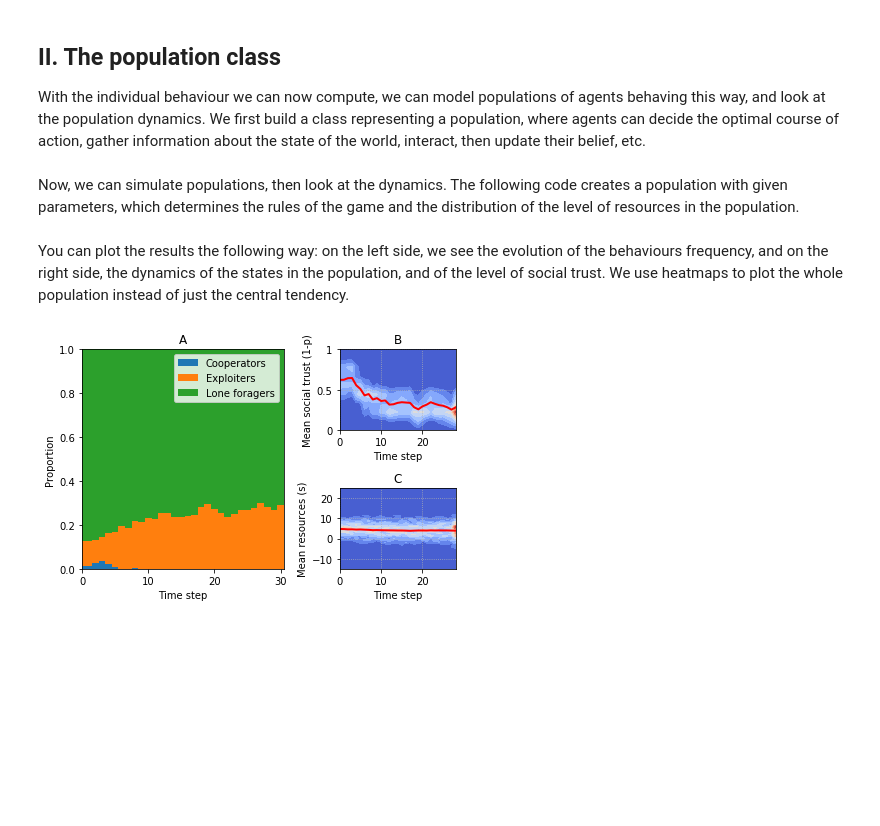
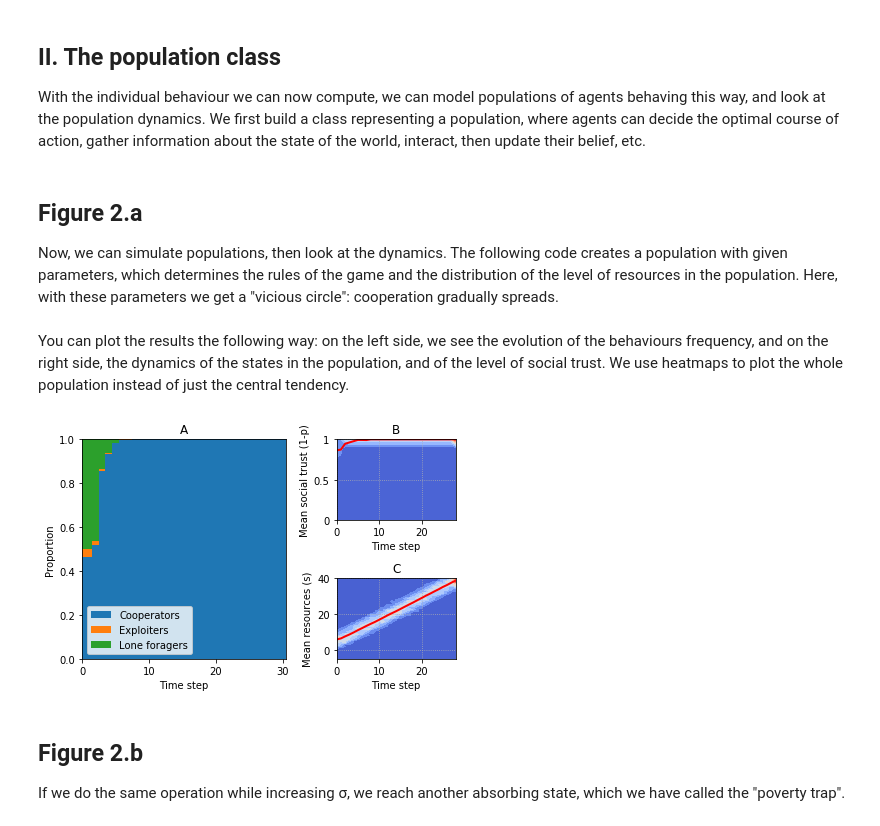
Before and after one commit to regicid/Deprivation-antisociality, a Jupyter notebook: Code.ipynb, the cells around one changed output. Saved outputs shown, nothing was run; the diff lists cells and outputs as text; code cells hidden in the pictures; blank space fills up the shorter version.

```diff
--- a/Code.ipynb
+++ b/Code.ipynb
@@ -552,6 +552,7 @@ class Population:
         self.history_enforcers_frequency = []
         self.history_states = []
         self.history_trust = []
+        self.endogenous_sigma = True # by default, sigma is updated at each round
 
     def update_types(self):
         global u # For simplicity, u is an external parameter
@@ -665,7 +666,8 @@ class Population:
         global u
         u = np.round(np.mean(states),1) # We update u
         global Sigma
-        Sigma = np.round(np.std(states),1) # We also update the value of Sigma
+        if self.endogenous_sigma:
+            Sigma = np.round(np.std(states),1) # We update the value of Sigma
         for i in range(len(self.Pop)):
             # The agent's state is affected by a random perturbation (for details about the formula, see SI)
             self.Pop[i].state = np.random.normal(loc=(r*self.Pop[i].state + (1-r)*u),scale = np.sqrt(1-r**2)*Sigma)
@@ -682,4 +684,6 @@ class Population:
         self.history_states.append(States(self)) # This one keeps all the state values, without averaging
         self.history_trust.append(Trusts(self)) # Idem
 # %% [markdown]
-Now, we can simulate populations, then look at the dynamics. The following code creates a population with given parameters, which determines the rules of the game and the distribution of the level of resources in the population.
+## Figure 2.a
+
+Now, we can simulate populations, then look at the dynamics. The following code creates a population with given parameters, which determines the rules of the game and the distribution of the level of resources in the population. Here, with these parameters we get a "vicious circle": cooperation gradually spreads.
@@ -702,7 +705,6 @@ for t in range(30): # Insert the number of rounds
 # %% [markdown]
 You can plot the results the following way: on the left side, we see the evolution of the behaviours frequency, and on the right side, the dynamics of the states in the population, and of the level of social trust. We use heatmaps to plot the whole population instead of just the central tendency.
 # %%
-
 def build_histo(data,x_step:int=1,nbins:int=100,offset:int=0,data_range_factor:int=.1,**kwargs):
 
     ###############################################################
@@ -823,32 +825,36 @@ plt.bar(t,P.history_cooperators_frequency[0:50],label="Cooperators",width = w)
 plt.bar(t,P.history_stealers_frequency[0:50],bottom=P.history_cooperators_frequency[0:50],label="Exploiters",width = w)
 plt.bar(t,P.history_hiders_frequency[0:50],bottom=(np.array(P.history_cooperators_frequency[0:50])+np.array(P.history_stealers_frequency[0:50])),label="Lone foragers",width = w)
 plt.xlim(0,len(P.history_cooperators_frequency[0:50])-.5)
 plt.ylim(0,1)
 plt.legend()
 plt.title("A")
 plt.xlabel("Time step")
 plt.ylabel("Proportion")
 
 
 
 plt.subplot2grid((4,5), (0,3), colspan=2, rowspan=2)
 B = np.array(P.history_trust)
 params = {"nbins":10,"ymin":0,"ymax":1,"xlabel":"Rounds","ylabel":"State"}
 master_plot(B[0:50],**params)
 plt.yticks([0,0.5,1],[0,0.5,1])
 plt.ylabel("Mean social trust (1-p)")
 plt.xlabel("Time step")
 plt.title("B")
 
 plt.subplot2grid((4,5), (2,3), colspan=2, rowspan=2)
 B = np.array(P.history_states)
-params = {"nbins":60,"ymin":-15,"ymax":25,"xlabel":"Rounds","ylabel":"State"}
+params = {"nbins":60,"ymin":-5,"ymax":40,"xlabel":"Rounds","ylabel":"State"}
 master_plot(B[0:50],legend = "Average state",show_xaxis=False,**params)
 plt.ylabel("Mean resources (s)")
 plt.xlabel("Time step")
 plt.title("C")
 
 
 plt.tight_layout()
 # %% [output]
-[figure, old version]
+[figure, new version]
+# %% [markdown]
+## Figure 2.b
+
+If we do the same operation while increasing σ, we reach another absorbing state, which we have called the "poverty trap".
```
Also changed, not shown: parts of 18 cells of this notebook.
